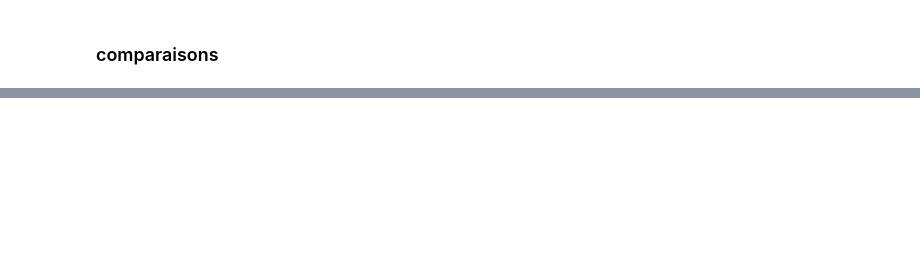
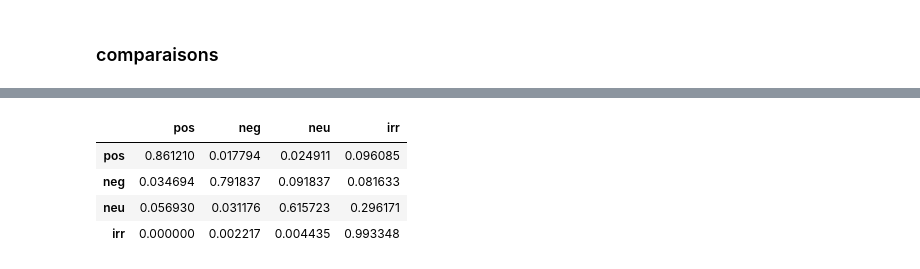
Before and after one commit to Pythalex/projet-extraction-prog-stat-info, a Jupyter notebook: src/LangDetectionPerformance.ipynb, the cells around one changed output, grey strips where cells are left out. Drawn from its saved outputs; the diff is of its cells as text; code cells hidden in the pictures; blank space fills up the shorter version.

```diff
--- a/src/LangDetectionPerformance.ipynb
+++ b/src/LangDetectionPerformance.ipynb
@@ -201,0 +208,12 @@ it
+# %%
+pipe = Pipeline([
+    ("count", CountVectorizer()),
+    ("Bayesian", MultinomialNB())
+])
+
+predictor = SmartPredictor(pipe=pipe)
+predictor.fit(X, y)
+print(predictor.score(X, y), " accuracy on train set")
+scores = cross_val_score(predictor, X, y, cv=5)
+print(scores)
+print(scores.mean(), scores.var())
@@ -201,0 +230,16 @@ it
+# %%
+y_pred = pipe.predict(X)
+y_true = y
+# %%
+labels=["pos", "neg", "neu", "irr"]
+index=labels
+conf = confusion_matrix(y_pred, y_true, labels=labels, normalize='true')
+confusion_df = pd.DataFrame(conf, index=labels, columns=labels)
+# %%
+confusion_df
+# %% [output]
+|  | pos | neg | neu | irr |
+| pos | 0.861210 | 0.017794 | 0.024911 | 0.096085 |
+| neg | 0.034694 | 0.791837 | 0.091837 | 0.081633 |
+| neu | 0.056930 | 0.031176 | 0.615723 | 0.296171 |
+| irr | 0.000000 | 0.002217 | 0.004435 | 0.993348 |
```
Also changed, not shown: parts of 10 cells of this notebook, 7 other files.
